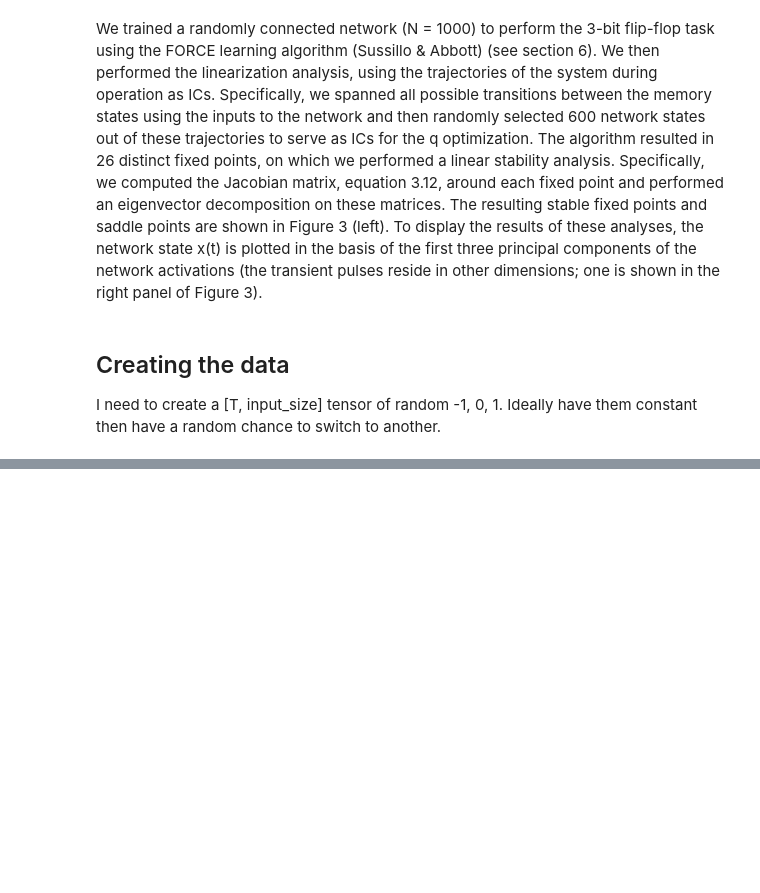
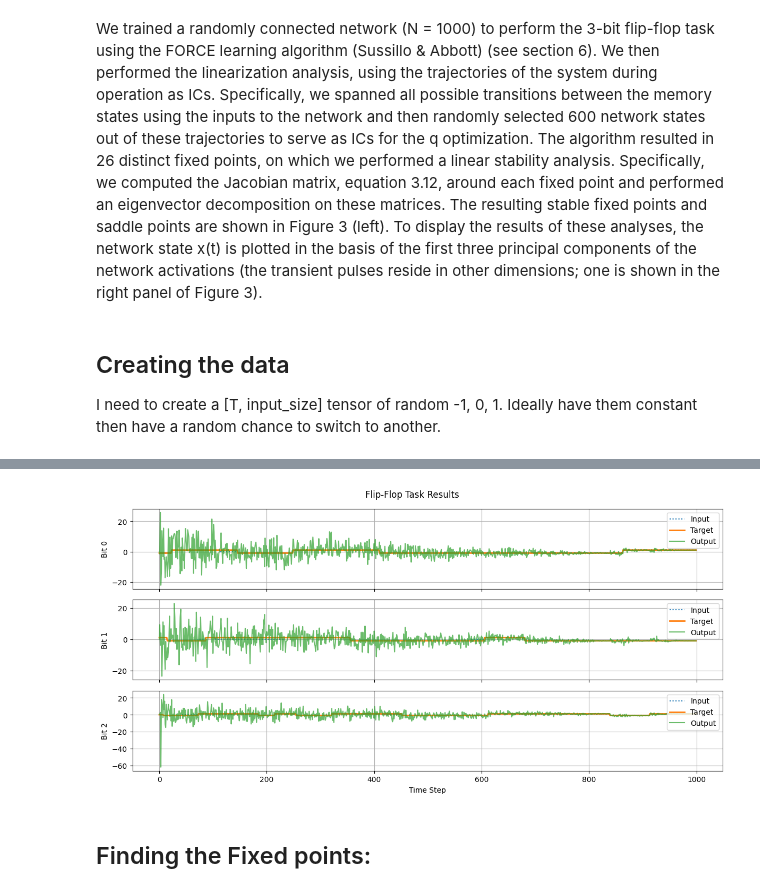
Before and after one commit to pchainieux/EG-Learning, a Jupyter notebook: Week-2/FlipFlop.ipynb, the cells around one changed output, grey strips where cells are left out. Drawn from its saved outputs; the diff is of its cells as text; code cells hidden in the pictures; blank space fills up the shorter version.

```diff
--- a/Week-2/FlipFlop.ipynb
+++ b/Week-2/FlipFlop.ipynb
@@ -140,0 +174,44 @@ output_size = 3
+# %%
+T = 1000
+input_size = 3
+
+# Initialise the data
+data = data_generation(T, input_size, prob=0.01)
+inputs = data.generate_flipflop_input()
+targets = data.generate_flipflop_target(inputs)
+
+
+
+hidden_size = 1000
+
+model = flipflop(input_size=input_size, hidden_size=hidden_size, output_size=input_size)
+
+# Run forward pass
+outputs = model(inputs, targets)
+# %%
+import matplotlib.pyplot as plt
+
+def plot_flipflop(inputs, targets, outputs, title='Flip-Flop Task Results', bits=[0, 1, 2]):
+    T = inputs.shape[0]
+    time = torch.arange(T)
+
+    fig, axs = plt.subplots(len(bits), 1, figsize=(12, 6), sharex=True)
+
+    for i, b in enumerate(bits):
+        axs[i].plot(time, inputs[:, b].cpu(), label='Input', linestyle='dotted')
+        axs[i].plot(time, targets[:, b].cpu(), label='Target', linewidth=2)
+        axs[i].plot(time, outputs[:, b].detach().cpu(), label='Output', alpha=0.7)
+        axs[i].set_ylabel(f'Bit {b}')
+        axs[i].legend(loc='upper right')
+        axs[i].grid(True)
+
+    axs[-1].set_xlabel('Time Step')
+    fig.suptitle(title)
+    plt.tight_layout()
+    plt.show()
+
+plot_flipflop(inputs, targets, outputs)
+# %% [output]
+[figure, added]
+# %% [markdown]
+## Finding the Fixed points:
```
Also changed, not shown: parts of 8 cells of this notebook.
